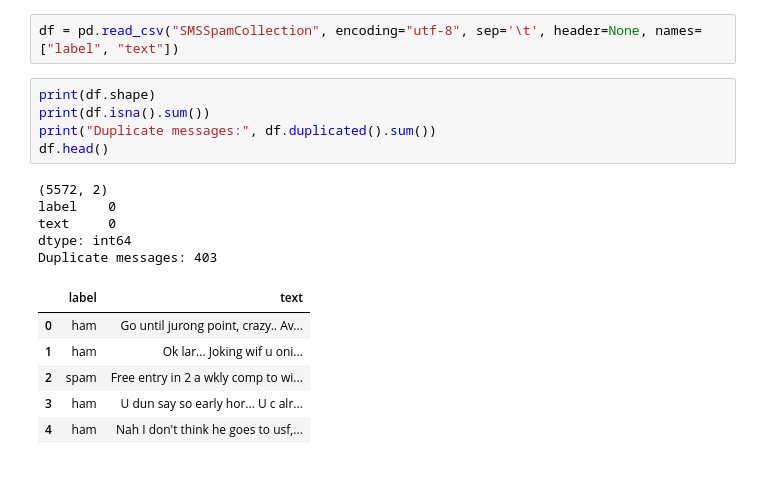
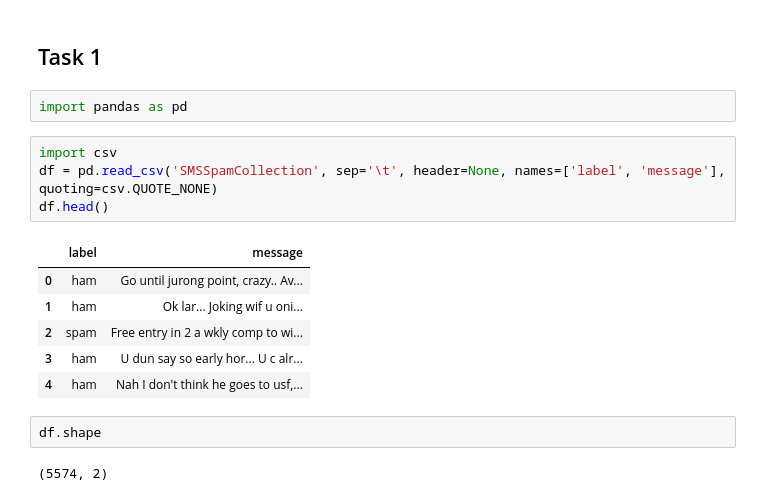
Before and after one commit to amnajem/DS483Project, a Jupyter notebook: DS483Project.ipynb, the cells around one changed output. Cells and saved outputs as stored; diff of their text form.

```diff
--- a/DS483Project.ipynb
+++ b/DS483Project.ipynb
@@ -66,19 +1,19 @@ True
+# %% [markdown]
+## Task 1
+# %%
+import pandas as pd
 # %%
-df = pd.read_csv("SMSSpamCollection", encoding="utf-8", sep='\t', header=None, names=["label", "text"])
+import csv
+df = pd.read_csv('SMSSpamCollection', sep='\t', header=None, names=['label', 'message'], quoting=csv.QUOTE_NONE)
+df.head()
+# %% [output]
+|  | label | message |
+| 0 | ham | Go until jurong point, crazy.. Av... |
+| 1 | ham | Ok lar... Joking wif u oni... |
+| 2 | spam | Free entry in 2 a wkly comp to wi... |
+| 3 | ham | U dun say so early hor... U c alr... |
+| 4 | ham | Nah I don't think he goes to usf,... |
-# %%
-print(df.shape)
-print(df.isna().sum())
-print("Duplicate messages:", df.duplicated().sum())
-df.head()
-# %% [output]
-(5572, 2)
-label    0
-text     0
-dtype: int64
-Duplicate messages: 403
-|  | label | text |
-| 0 | ham | Go until jurong point, crazy.. Av... |
-| 1 | ham | Ok lar... Joking wif u oni... |
-| 2 | spam | Free entry in 2 a wkly comp to wi... |
-| 3 | ham | U dun say so early hor... U c alr... |
-| 4 | ham | Nah I don't think he goes to usf,... |
+# %%
+df.shape
+# %% [output]
+(5574, 2)
```
Also changed, not shown: parts of 28 cells of this notebook.
